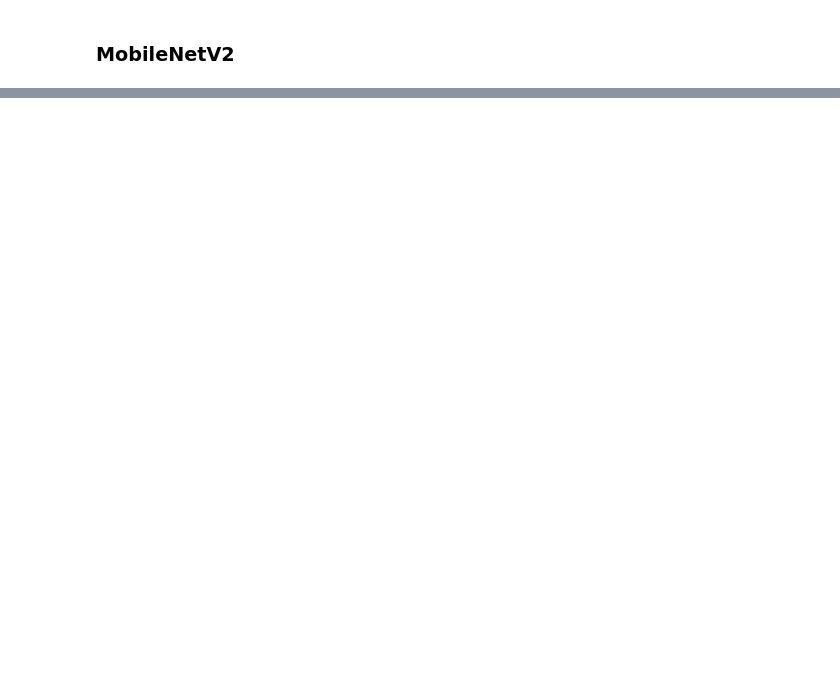
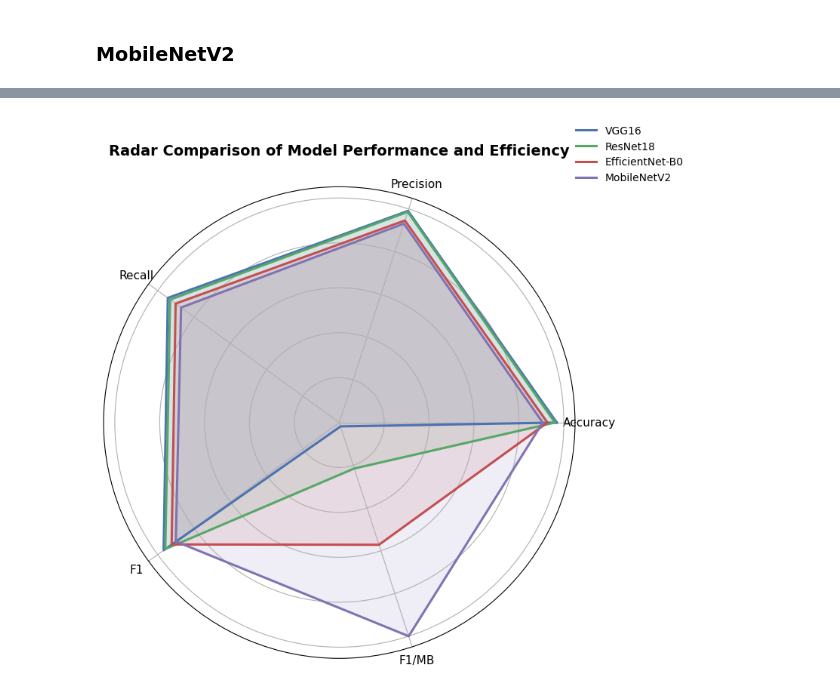
Before and after one commit to Sooihk/Apziva-Project-4-MonReader, a Jupyter notebook: notebooks/monreader.ipynb, the cells around one changed output, grey strips where cells are left out. Saved outputs shown, nothing was run; the diff lists cells and outputs as text; code cells hidden in the pictures; blank space fills up the shorter version.

```diff
--- a/notebooks/monreader.ipynb
+++ b/notebooks/monreader.ipynb
@@ -1097,0 +1294,62 @@ MobileNetV2Binary(
+# %%
+def plot_radar_metrics(model_metrics: Dict[str, Dict[str, float]]) -> None:
+    """
+    Radar / Spider Plot where each model is represented by a polygon spreading over axes: accuracy, precision, recall, F1 and size efficiency
+    """
+
+    # Axes: Accuracy, Precision, Recall, F1, Efficiency
+    base_axes = ["acc", "prec", "rec", "f1", "efficiency"]
+    axis_labels = ["Accuracy", "Precision", "Recall", "F1", "F1/MB"]
+
+    # Compute F1 per MB efficiency
+    raw_eff = {
+        # for each model, take its F1 score and divid by its model size MB
+        m : model_metrics[m]['f1'] / model_metrics[m]['size_mb']
+        for m in model_metrics
+    }
+
+    # normalize efficiency to [0,1] standard for radar
+    # find max efficiency across models
+    max_eff = max(raw_eff.values())
+    eff_scores = {m: raw_eff[m] / max_eff for m in raw_eff}
+
+    # Compute the angles around the circle
+    n_axes = len(base_axes)
+    angles = np.linspace(0, 2 * np.pi, n_axes, endpoint=False).tolist()
+    angles += angles[:1] # append first angle to the end to connect first and last angle
+
+    # Creat circular plot
+    fig, ax = plt.subplots(figsize=(8,8), subplot_kw=dict(polar=True))
+
+    colors = ["#4C72B0", "#55A868", "#C44E52", "#8172B2"]
+
+    # Loop over models and build their polygons
+    for (model_name, metrics), color in zip(model_metrics.items(), colors):
+        values = [
+            metrics.get("acc", 0),
+            metrics.get("prec", 0),
+            metrics.get("rec", 0),
+            metrics.get("f1", 0),
+            eff_scores[model_name],
+        ]
+        values += values[:1]
+
+        ax.plot(angles, values, linewidth=2.2, color=color, label=model_name)
+        ax.fill(angles, values, alpha=0.12, color=color)
+
+    ax.set_xticks(angles[:-1])
+    ax.set_xticklabels(axis_labels, fontsize=11)
+    ax.set_ylim(0, 1.05)
+    ax.set_yticklabels([])
+    # Raise title higher by adjusting pad
+    ax.set_title(
+        "Radar Comparison of Model Performance and Efficiency", fontsize=14, weight="bold", pad=30
+    )
+    ax.legend(loc="upper right", bbox_to_anchor=(1.25, 1.15), frameon=False)
+
+    plt.tight_layout()
+    plt.show()
+
+plot_radar_metrics(model_metrics)
+# %% [output]
+[figure, added]
```
Also changed, not shown: parts of 21 cells of this notebook, 1 other file.
